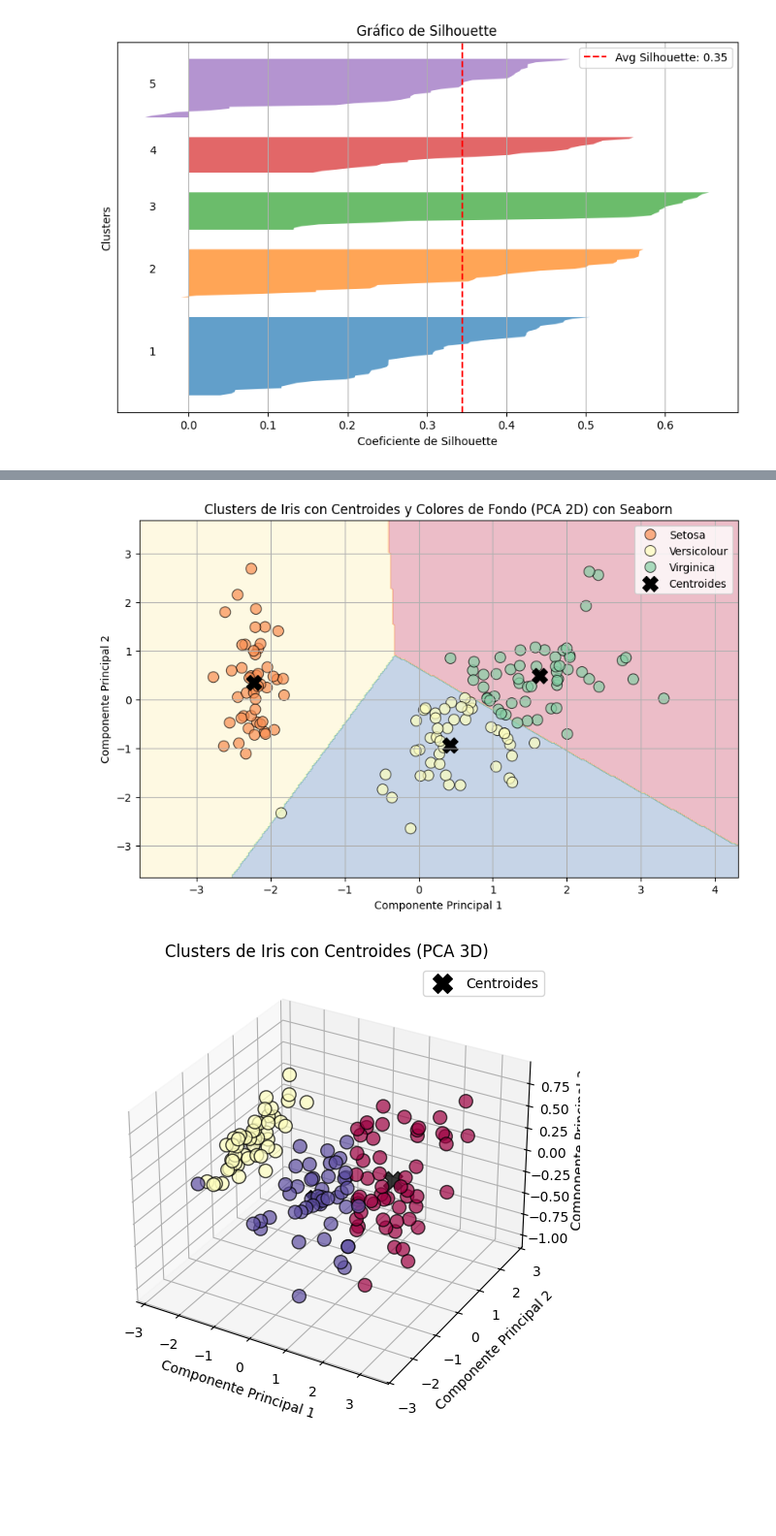
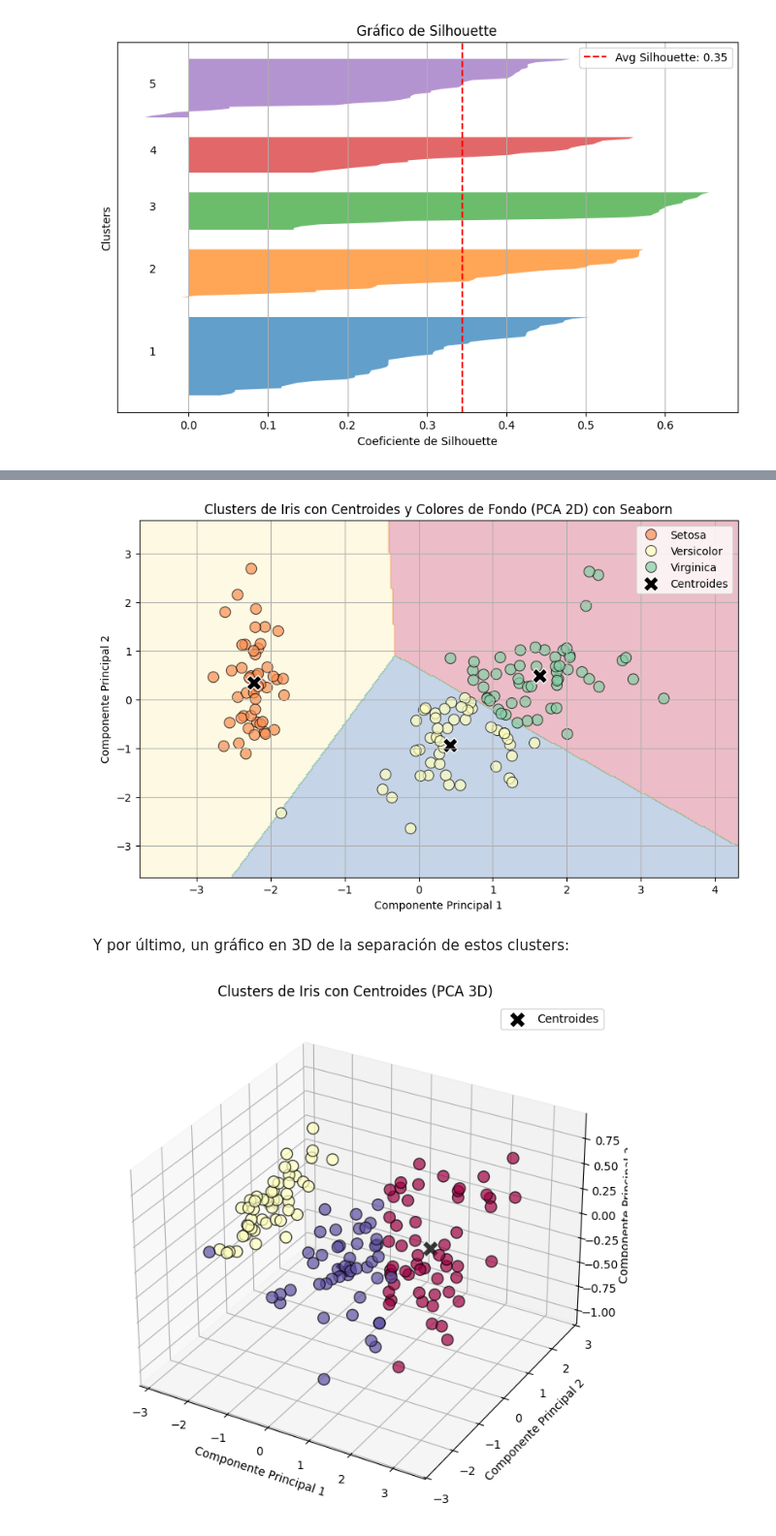
Before and after one commit to hhvergara/teclab_intro_ml, a Jupyter notebook: API4.ipynb, the cells around one changed output, grey strips where cells are left out. Shown at 97% size. Drawn from its saved outputs; the diff is of its cells as text; code cells hidden in the pictures; blank space fills up the shorter version.

```diff
--- a/API4.ipynb
+++ b/API4.ipynb
@@ -306,15 +311,8 @@ plt.show()
 # %%
-palette = 'Spectral'
-marker_color = 'black'
-
-# Cargar el dataset iris
-df_iris = load_iris()
-X = df_iris.data
+X = iris_dataset.data
 scaler = StandardScaler()
 df_iris_scaled = scaler.fit_transform(X)
 
-# Número de clusters óptimo (en este caso 3)
-n_clusters = 3
 kmeans = KMeans(n_clusters=n_clusters, random_state=10)
 cluster_labels = kmeans.fit_predict(df_iris_scaled)
 
@@ -338,12 +336,12 @@ Z = Z.reshape(xx.shape)
 plt.figure(figsize=(10, 6))
 
 # Dibuja los contornos de los clusters en el fondo con Seaborn
-names = [ 'Virginica', 'Setosa','Versicolour']
+names = [ 'Virginica', 'Setosa','Versicolor']
 hue = [ names[i] for i in cluster_labels]
 sns.scatterplot(x=df_iris_pca[:, 0], y=df_iris_pca[:, 1], hue=hue, palette=palette, s=100, edgecolor='k', alpha=0.7)
 
 # Graficar los centroides en 2D
-plt.scatter(centroids[:, 0], centroids[:, 1], c=marker_color, marker='X', s=200, label='Centroides')
+plt.scatter(centroids[:, 0], centroids[:, 1], c=marker_color, marker='X', s=200, label='Centroides', edgecolor='white')
 
 # Añadir etiquetas y leyenda
 plt.title("Clusters de Iris con Centroides y Colores de Fondo (PCA 2D) con Seaborn")
@@ -359,14 +361,14 @@ plt.show()
 # %%
 plt.figure(figsize=(10, 6))
 
-# Crear el gráfico de fondo con `matplotlib` (contorno de los clusters)
+# Creamos el gráfico de fondo con `matplotlib` (contorno de los clusters)
 plt.contourf(xx, yy, Z, alpha=0.3, cmap=palette)
 
-# Graficar los puntos de datos con Seaborn
+# Graficamos los puntos de datos con Seaborn
 sns.scatterplot(x=df_iris_pca[:, 0], y=df_iris_pca[:, 1], hue=hue, palette=palette, s=100, edgecolor='k', alpha=0.7)
 
-# Graficar los centroides en 2D
-plt.scatter(centroids[:, 0], centroids[:, 1], c=marker_color, marker='X', s=200, label='Centroides')
+# Graficamos los centroides en 2D
+plt.scatter(centroids[:, 0], centroids[:, 1], c=marker_color, marker='X', s=200, label='Centroides', edgecolor='white')
 
 # Añadir etiquetas y leyenda
 plt.title("Clusters de Iris con Centroides y Colores de Fondo (PCA 2D) con Seaborn")
@@ -375,55 +377,40 @@ plt.ylabel("Componente Principal 2")
 plt.legend()
 plt.grid(True)
 
-# Mostrar gráfico
 plt.show()
 # %% [output]
-[figure, old version]
+[figure, new version]
+# %% [markdown]
+Y por último, un gráfico en 3D de la separación de estos clusters:
 # %%
-import matplotlib.pyplot as plt
-import numpy as np
-from sklearn.cluster import KMeans
-from sklearn.datasets import load_iris
-from sklearn.preprocessing import StandardScaler
-from sklearn.decomposition import PCA
-from mpl_toolkits.mplot3d import Axes3D
-
-# Cargar el dataset iris
-df_iris = load_iris()
-X = df_iris.data
-scaler = StandardScaler()
-df_iris_scaled = scaler.fit_transform(X)
-
-# Número de clusters óptimo (en este caso 3)
-n_clusters = 3
 kmeans = KMeans(n_clusters=n_clusters, random_state=10)
 cluster_labels = kmeans.fit_predict(df_iris_scaled)
 
 # Reducir la dimensionalidad a 3 dimensiones utilizando PCA
 pca = PCA(n_components=3)
 df_iris_pca = pca.fit_transform(df_iris_scaled)
 
 # Obtener los centroides de los clusters en el espacio reducido
 centroids = pca.transform(kmeans.cluster_centers_)
 
 # Crear la figura para 3D
-fig = plt.figure(figsize=(10, 6))
+fig = plt.figure(figsize=(10, 8))
 ax = fig.add_subplot(111, projection='3d')
 
 # Graficar los puntos de datos con sus etiquetas de clusters
 ax.scatter(df_iris_pca[:, 0], df_iris_pca[:, 1], df_iris_pca[:, 2], c=cluster_labels, cmap=palette, s=100, edgecolor='k', alpha=0.7)
 
 # Graficar los centroides en 3D
-ax.scatter(centroids[:, 0], centroids[:, 1], centroids[:, 2], c=marker_color, marker='X', s=200, label='Centroides')
+ax.scatter(centroids[:, 0], centroids[:, 1], centroids[:, 2], c=marker_color, marker='X', s=200, label='Centroides', edgecolor='white')
 
 # Añadir etiquetas y leyenda
 ax.set_title("Clusters de Iris con Centroides (PCA 3D)")
 ax.set_xlabel("Componente Principal 1")
 ax.set_ylabel("Componente Principal 2")
 ax.set_zlabel("Componente Principal 3")
 ax.legend()
 
 # Mostrar gráfico
 plt.show()
 # %% [output]
-[figure, old version]
+[figure, new version]
```
Also changed, not shown: parts of 28 cells of this notebook, 3 other files.
